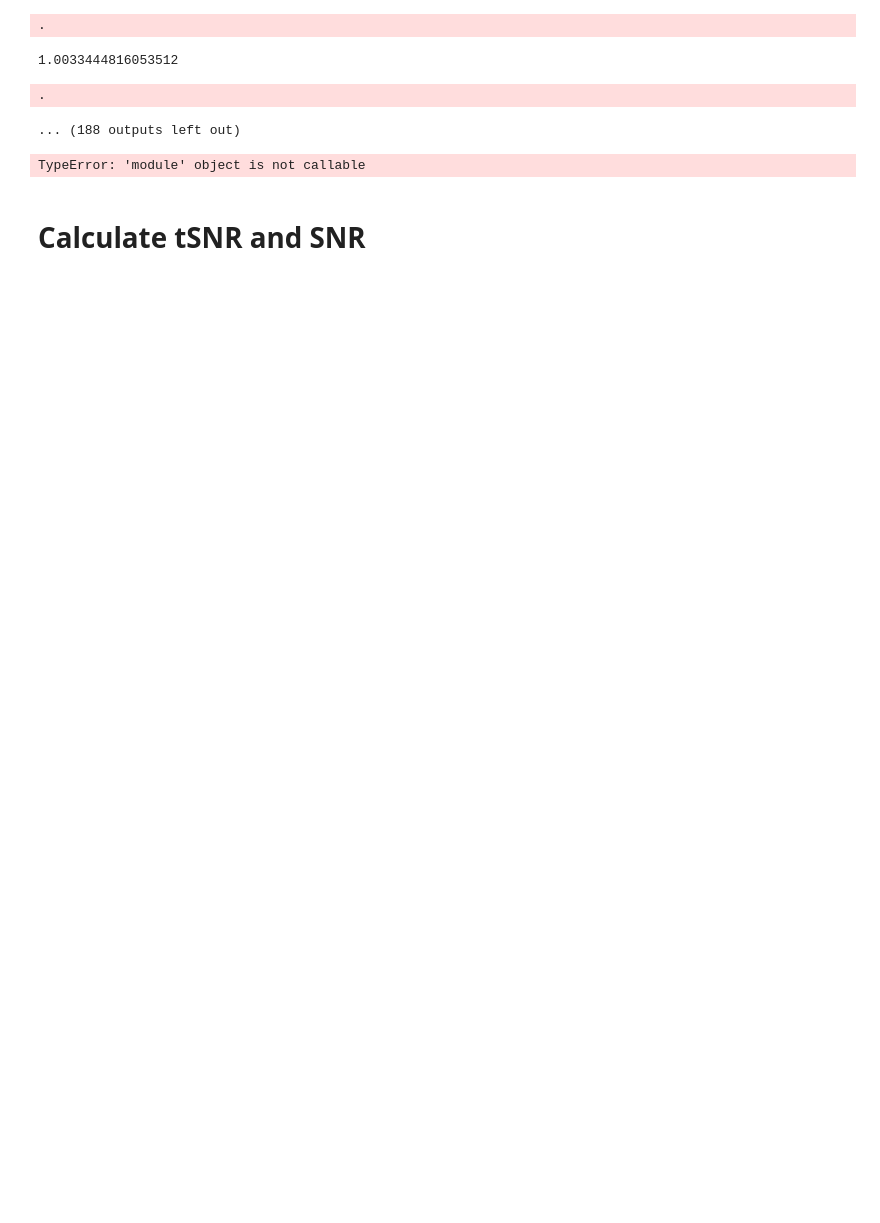
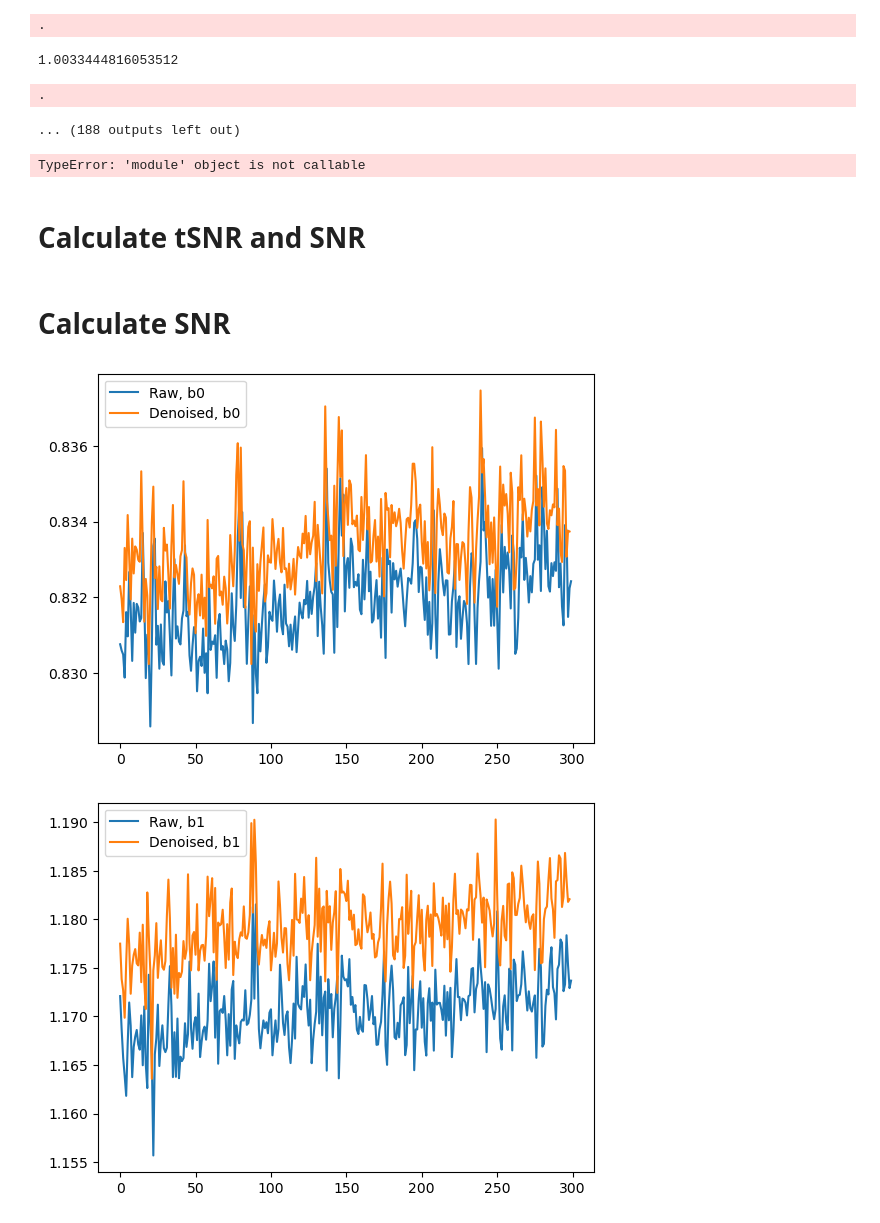
Before and after one commit to jazz031195/preprocessing, a Jupyter notebook: preprocessing_loop.ipynb, the cells around one changed output. Cells and saved outputs as stored; diff of their text form; code cells hidden in the pictures; blank space fills up the shorter version.

Commit message:
SNR per b values

```diff
--- a/preprocessing_loop.ipynb
+++ b/preprocessing_loop.ipynb
@@ -449,3 +449,37 @@ for i in range(2):
     tSNR_detrended = calculate_temporal_snr(raw_data_4D_detrend, TR)
     img = nib.Nifti1Image(tSNR_detrended, np.eye(4))
     nib.save(img, cur_path + f'/data/dfmri_detrended_tSNR_b{i}.nii.gz')
+# %% [markdown]
+# Calculate SNR
+# %%
+def calculate_SNR(input_img):
+    """
+    Calculate the SNR of each volume w.r.t to b values
+    Input:
+        input_img: 4D volume
+    Output:
+        SNRs : 1D vector of length input_img.shape[-1]
+    """
+    input_img_2D = np.reshape(input_img, (input_img.shape[0]*input_img.shape[1]*input_img.shape[2],
+                            input_img.shape[3]))
+    means = np.mean(input_img_2D, axis=0)
+    stds = np.std(input_img_2D, axis=0)
+    SNRs = np.where(stds==0, 0, means/stds)
+    return SNRs
+# %%
+file_name = cur_path + "/data/test_part2.nii.gz"
+# loading nifti object
+pca_dfmri = nib.load(file_name)
+pca_dfmri = pca_dfmri.get_fdata()
+
+SNRs_raw = calculate_SNR(raw_data)
+SNRs_pca = calculate_SNR(pca_dfmri)
+# %%
+for i in range(2):
+    plt.figure()
+    plt.plot(SNRs_raw[np.arange(i,raw_data.shape[-1],2)], label=f'Raw, b{i}')
+    plt.plot(SNRs_pca[np.arange(i,pca_dfmri.shape[-1],2)], label=f'Denoised, b{i}')
+    plt.legend()
+# %% [output]
+[figure, added]
+[figure, added]
```
